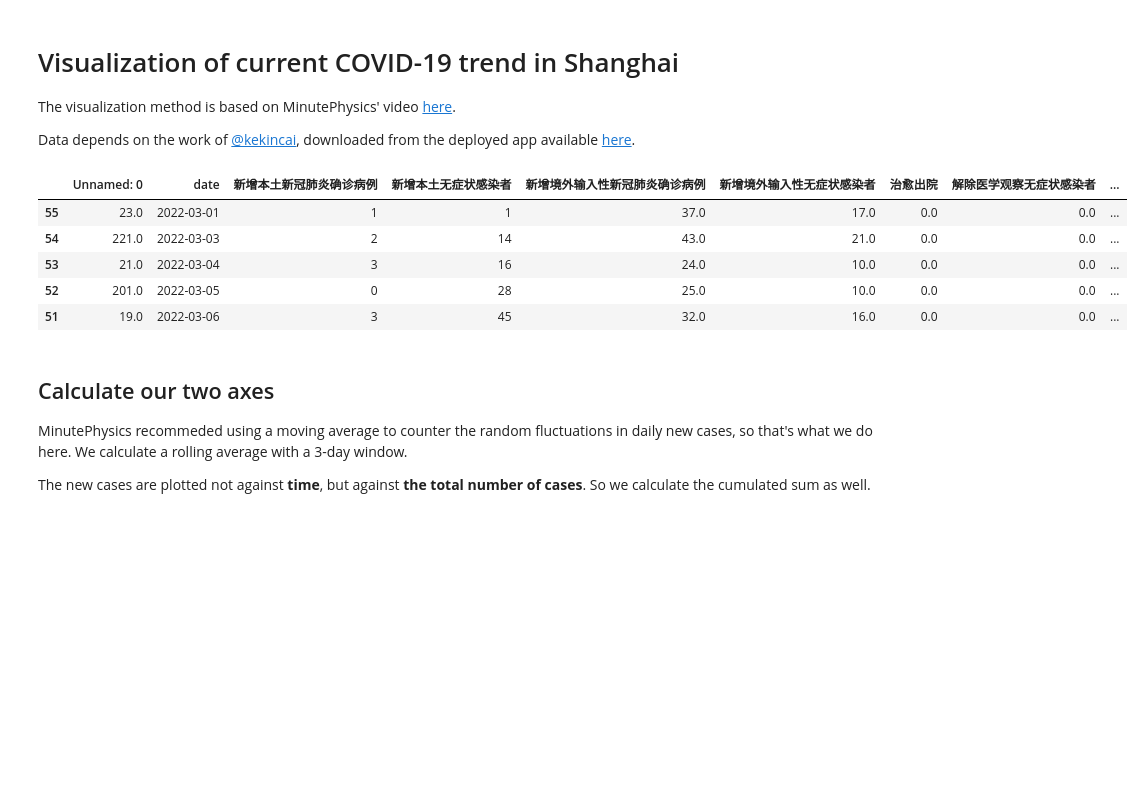
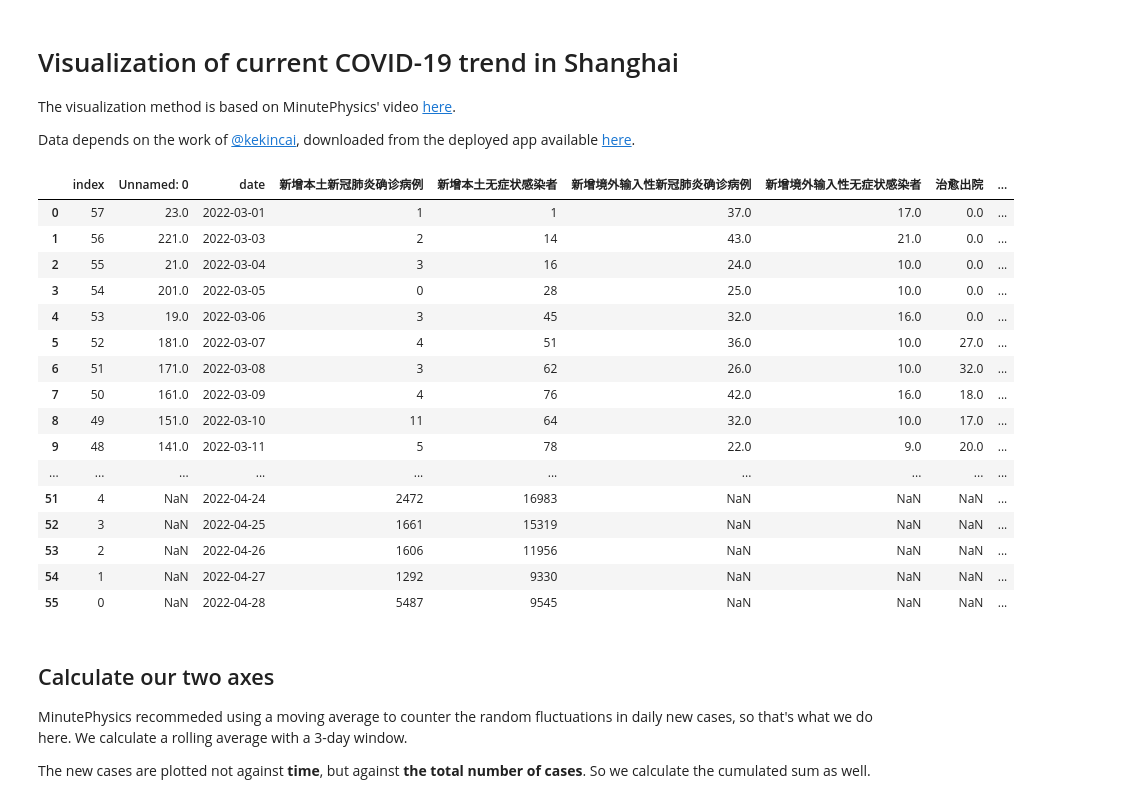
Before and after one commit to shaunabanana/shanghai-covid19-vis, a Jupyter notebook: Visualization.ipynb, the cells around one changed output. Cells and saved outputs as stored; diff of their text form; code cells hidden in the pictures; blank space fills up the shorter version.

```diff
--- a/Visualization.ipynb
+++ b/Visualization.ipynb
@@ -7,16 +7,27 @@ Data depends on the work of [@kekincai](https://github.com/kekincai), downloaded
 # %%
 import pandas as pd
 # %%
-dataset = pd.read_csv('全体数据一览.csv').drop_duplicates(subset=['date']).sort_values('date')
+dataset = pd.read_csv('全体数据一览.csv').drop_duplicates(subset=['date']).sort_values('date').reset_index()
 dataset['新增本土确诊含无症状'] = dataset['新增本土新冠肺炎确诊病例'] + dataset['新增本土无症状感染者']
-dataset.head()
+dataset
 # %% [output]
-|  | Unnamed: 0 | date | 新增本土新冠肺炎确诊病例 | 新增本土无症状感染者 | 新增境外输入性新冠肺炎确诊病例 | 新增境外输入性无症状感染者 | 治愈出院 | 解除医学观察无症状感染者 | ... |
-| 55 | 23.0 | 2022-03-01 | 1 | 1 | 37.0 | 17.0 | 0.0 | 0.0 | ... |
-| 54 | 221.0 | 2022-03-03 | 2 | 14 | 43.0 | 21.0 | 0.0 | 0.0 | ... |
-| 53 | 21.0 | 2022-03-04 | 3 | 16 | 24.0 | 10.0 | 0.0 | 0.0 | ... |
-| 52 | 201.0 | 2022-03-05 | 0 | 28 | 25.0 | 10.0 | 0.0 | 0.0 | ... |
-| 51 | 19.0 | 2022-03-06 | 3 | 45 | 32.0 | 16.0 | 0.0 | 0.0 | ... |
+|  | index | Unnamed: 0 | date | 新增本土新冠肺炎确诊病例 | 新增本土无症状感染者 | 新增境外输入性新冠肺炎确诊病例 | 新增境外输入性无症状感染者 | 治愈出院 | ... |
+| 0 | 57 | 23.0 | 2022-03-01 | 1 | 1 | 37.0 | 17.0 | 0.0 | ... |
+| 1 | 56 | 221.0 | 2022-03-03 | 2 | 14 | 43.0 | 21.0 | 0.0 | ... |
+| 2 | 55 | 21.0 | 2022-03-04 | 3 | 16 | 24.0 | 10.0 | 0.0 | ... |
+| 3 | 54 | 201.0 | 2022-03-05 | 0 | 28 | 25.0 | 10.0 | 0.0 | ... |
+| 4 | 53 | 19.0 | 2022-03-06 | 3 | 45 | 32.0 | 16.0 | 0.0 | ... |
+| 5 | 52 | 181.0 | 2022-03-07 | 4 | 51 | 36.0 | 10.0 | 27.0 | ... |
+| 6 | 51 | 171.0 | 2022-03-08 | 3 | 62 | 26.0 | 10.0 | 32.0 | ... |
+| 7 | 50 | 161.0 | 2022-03-09 | 4 | 76 | 42.0 | 16.0 | 18.0 | ... |
+| 8 | 49 | 151.0 | 2022-03-10 | 11 | 64 | 32.0 | 10.0 | 17.0 | ... |
+| 9 | 48 | 141.0 | 2022-03-11 | 5 | 78 | 22.0 | 9.0 | 20.0 | ... |
+| ... | ... | ... | ... | ... | ... | ... | ... | ... | ... |
+| 51 | 4 | NaN | 2022-04-24 | 2472 | 16983 | NaN | NaN | NaN | ... |
+| 52 | 3 | NaN | 2022-04-25 | 1661 | 15319 | NaN | NaN | NaN | ... |
+| 53 | 2 | NaN | 2022-04-26 | 1606 | 11956 | NaN | NaN | NaN | ... |
+| 54 | 1 | NaN | 2022-04-27 | 1292 | 9330 | NaN | NaN | NaN | ... |
+| 55 | 0 | NaN | 2022-04-28 | 5487 | 9545 | NaN | NaN | NaN | ... |
 # %% [markdown]
 ## Calculate our two axes
 
```
Also changed, not shown: parts of 3 cells of this notebook, 2 other files.
